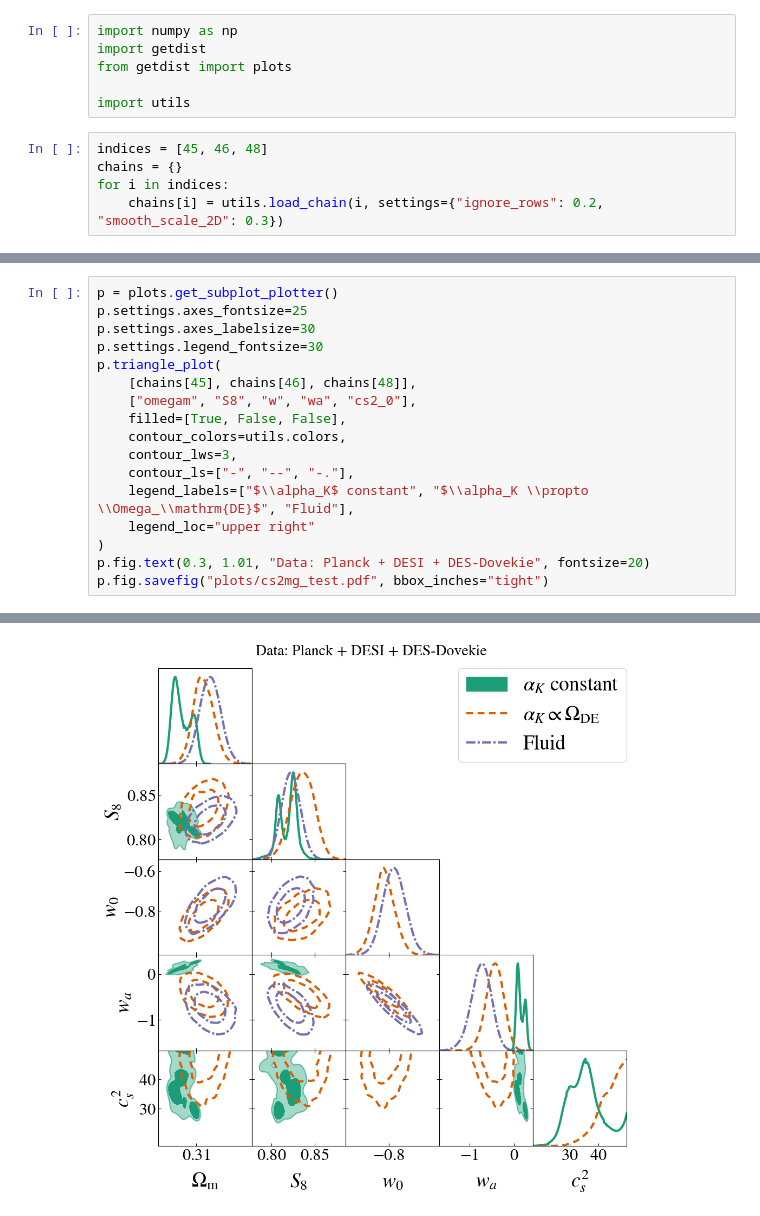
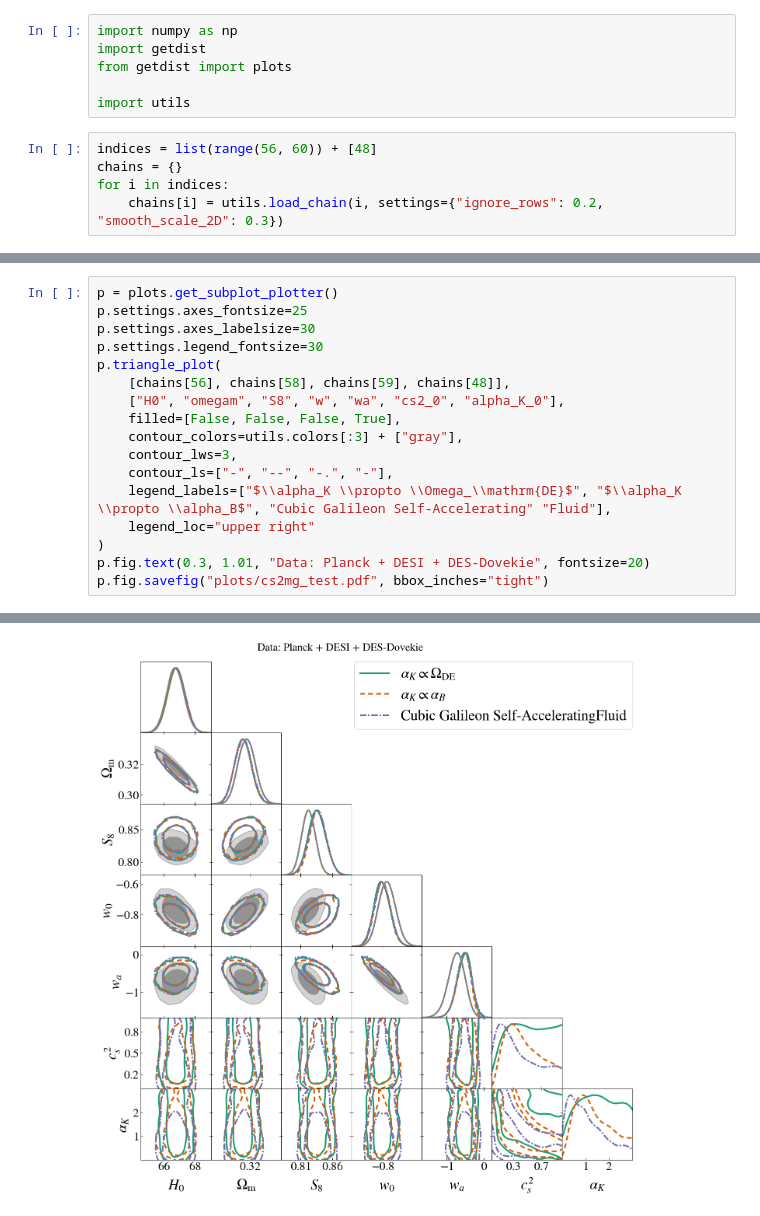
Before and after one commit to joaoreboucas1/cs2-project, a Jupyter notebook: data_analysis/cs2mg_test.ipynb, the cells around one changed output, grey strips where cells are left out. Saved outputs shown, nothing was run; the diff lists cells and outputs as text.

Commit message:
New plots in data analysis

```diff
--- a/data_analysis/cs2mg_test.ipynb
+++ b/data_analysis/cs2mg_test.ipynb
@@ -5,7 +7,7 @@ from getdist import plots
 
 import utils
 # %%
-indices = [45, 46, 48]
+indices = list(range(56, 60)) + [48]
 chains = {}
 for i in indices:
     chains[i] = utils.load_chain(i, settings={"ignore_rows": 0.2, "smooth_scale_2D": 0.3})
@@ -31,13 +17,13 @@ p.settings.axes_fontsize=25
 p.settings.axes_labelsize=30
 p.settings.legend_fontsize=30
 p.triangle_plot(
-    [chains[45], chains[46], chains[48]],
-    ["omegam", "S8", "w", "wa", "cs2_0"],
-    filled=[True, False, False],
-    contour_colors=utils.colors,
+    [chains[56], chains[58], chains[59], chains[48]],
+    ["H0", "omegam", "S8", "w", "wa", "cs2_0", "alpha_K_0"],
+    filled=[False, False, False, True],
+    contour_colors=utils.colors[:3] + ["gray"],
     contour_lws=3,
-    contour_ls=["-", "--", "-."],
-    legend_labels=["$\\alpha_K$ constant", "$\\alpha_K \\propto \\Omega_\\mathrm{DE}$", "Fluid"],
+    contour_ls=["-", "--", "-.", "-"],
+    legend_labels=["$\\alpha_K \\propto \\Omega_\\mathrm{DE}$", "$\\alpha_K \\propto \\alpha_B$", "Cubic Galileon Self-Accelerating" "Fluid"],
     legend_loc="upper right"
 )
 p.fig.text(0.3, 1.01, "Data: Planck + DESI + DES-Dovekie", fontsize=20)
@@ -55 +32 @@ WARNING:root:auto bandwidth for cs2_0 very small or failed (h=0.0005206791150027
-[figure, old version]
+[figure, new version]
```
Also changed, not shown: parts of 3 cells of this notebook, 4 other files.
